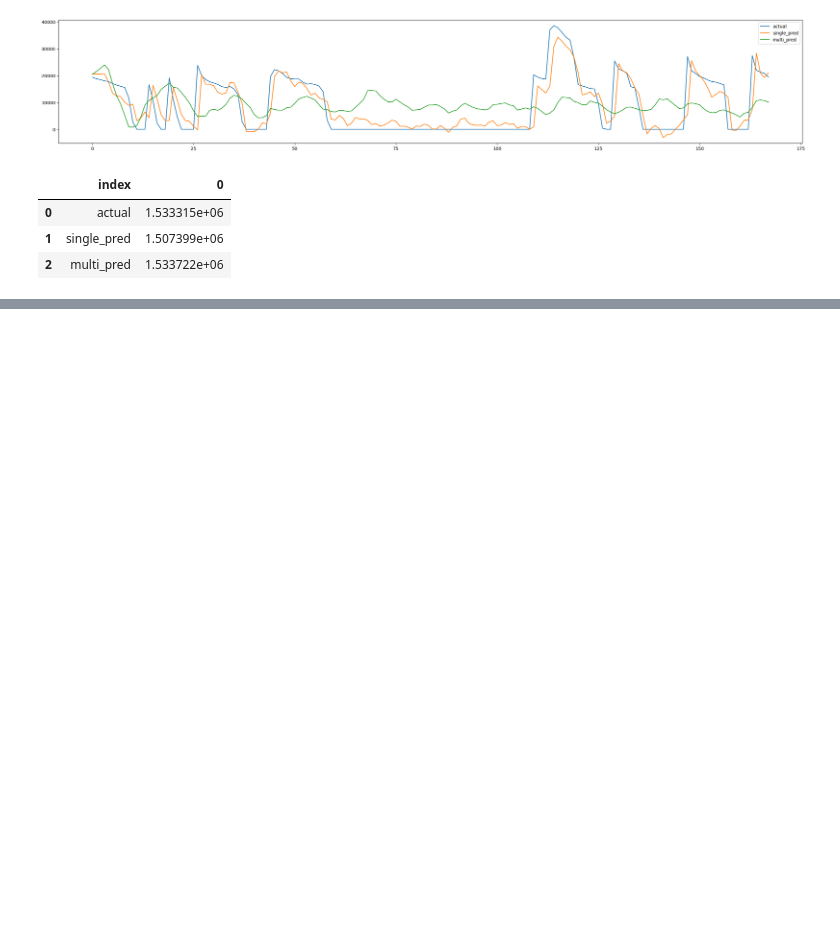
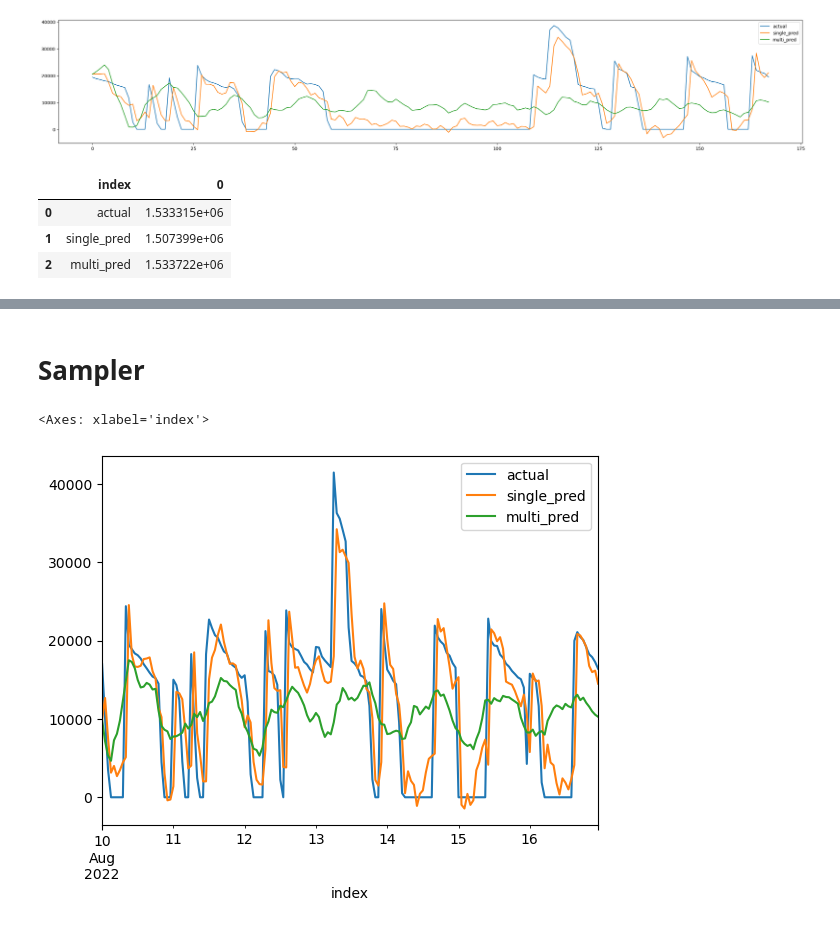
Before and after one commit to KyleCarlo/Predicting-Fuel-Consumption, a Jupyter notebook: Course-Model-perhour.ipynb, the cells around one changed output, grey strips where cells are left out. Cells and saved outputs as stored; diff of their text form; code cells hidden in the pictures; blank space fills up the shorter version.

```diff
--- a/Course-Model-perhour.ipynb
+++ b/Course-Model-perhour.ipynb
@@ -331,0 +258,47 @@ Name: rp7772, Length: 408, dtype: float64
+# %% [markdown]
+# Sampler
+# %%
+class PredSampler():
+    def __init__(self, time_step, model, data):
+        self.time_step = time_step
+        self.model = model
+        self.data = data
+    def predict(self, numhours_to_predict, date_to_pred, plane_to_test):
+        orig_date_to_pred = pd.to_datetime(date_to_pred)
+        date_to_pred = pd.to_datetime(date_to_pred)
+        input_start_date = date_to_pred - pd.Timedelta(hours=self.time_step)
+        input_end_date = date_to_pred - pd.Timedelta(hours=1)
+        input_df = self.data[plane_to_test][input_start_date:input_end_date]
+        input_X = input_df.values.reshape(-1,1)
+        ss = StandardScaler()
+        s_input_X = ss.fit_transform(input_X)
+        ts_input_X = torch.from_numpy(s_input_X.reshape(-1).astype(np.float32))
+        mul_ts_input_X = ts_input_X
+        pred_list = []
+
+        for i in range(numhours_to_predict):
+            ts_pred = self.model(ts_input_X)
+            mul_ts_pred = self.model(mul_ts_input_X)
+            actual = hist[plane_to_test][date_to_pred]
+            single_pred = ss.inverse_transform(ts_pred.detach().numpy().reshape(-1,1))
+            multi_pred = ss.inverse_transform(mul_ts_pred.detach().numpy().reshape(-1,1))
+            date_to_pred += pd.Timedelta(hours=1)
+
+            add_actual = torch.from_numpy(ss.transform(np.array(actual).reshape(-1,1)).reshape(-1).astype(np.float32))
+            ts_input_X = torch.cat([ts_input_X, add_actual])[1:]
+            mul_ts_input_X = torch.cat([mul_ts_input_X, mul_ts_pred])[1:]
+
+            pred_list.append([actual, single_pred[0][0], multi_pred[0][0]])
+
+        actual_data = hist[plane_to_test][orig_date_to_pred:orig_date_to_pred + pd.Timedelta(hours=numhours_to_predict-1)]
+        pred_df = pd.DataFrame(np.array(pred_list))
+        pred_df.columns = ['actual', 'single_pred', 'multi_pred']
+        pred_df.index = actual_data.index
+        return pred_df
+# %%
+pred_sampler = PredSampler(time_step, auto_reg, hist)
+# %%
+pred_sampler.predict(24*7, '2022-08-10', 'rp7772').plot()
+# %% [output]
+<Axes: xlabel='index'>
+[figure, added]
```
Also changed, not shown: parts of 8 cells of this notebook.
